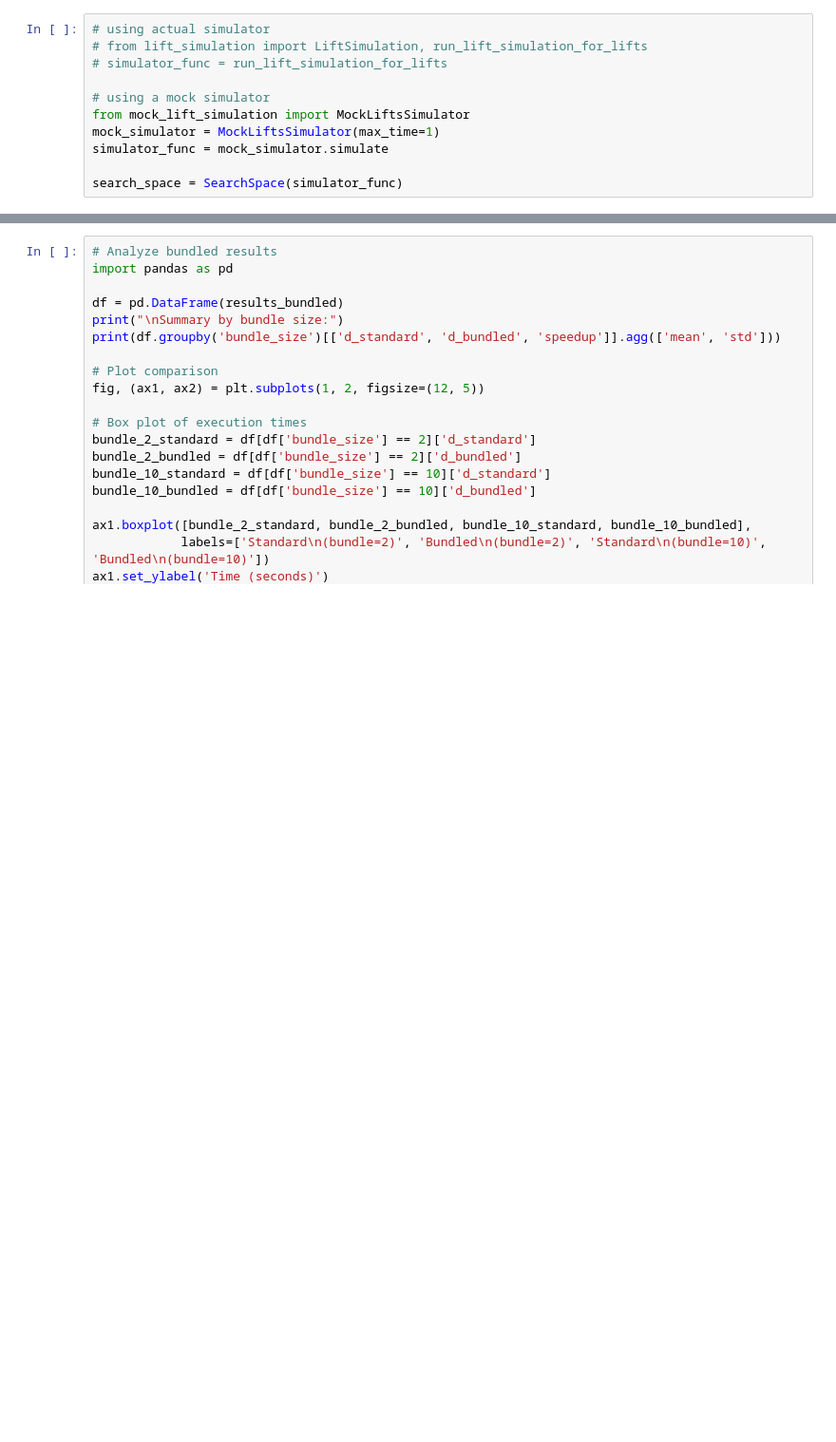
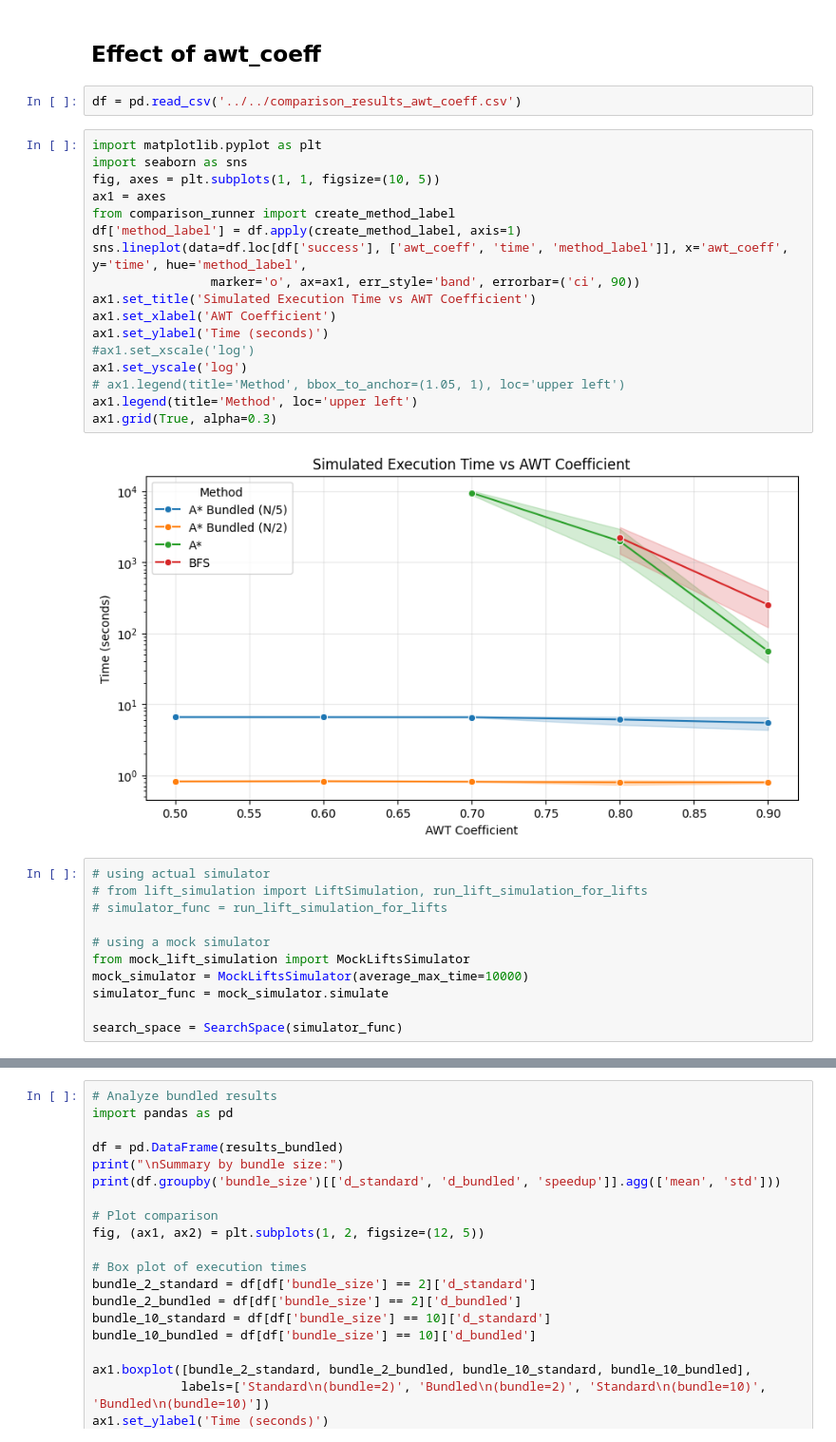
Before and after one commit to kavaryan/actual-causality, a Jupyter notebook: subprojects/metamorphic/search_formulation.ipynb, the cells around one changed output, grey strips where cells are left out. Shown: that part at 95% size. Drawn from its saved outputs; the diff is of its cells as text; blank space fills up the shorter version.

```diff
--- a/subprojects/metamorphic/search_formulation.ipynb
+++ b/subprojects/metamorphic/search_formulation.ipynb
@@ -18,3 +53,26 @@ from experiment import run_exp_individual, draw_hists
+# %% [markdown]
+## Effect of awt_coeff
+# %%
+df = pd.read_csv('../../comparison_results_awt_coeff.csv')
+# %%
+import matplotlib.pyplot as plt
+import seaborn as sns
+fig, axes = plt.subplots(1, 1, figsize=(10, 5))
+ax1 = axes
+from comparison_runner import create_method_label
+df['method_label'] = df.apply(create_method_label, axis=1)
+sns.lineplot(data=df.loc[df['success'], ['awt_coeff', 'time', 'method_label']], x='awt_coeff', y='time', hue='method_label',
+                marker='o', ax=ax1, err_style='band', errorbar=('ci', 90))
+ax1.set_title('Simulated Execution Time vs AWT Coefficient')
+ax1.set_xlabel('AWT Coefficient')
+ax1.set_ylabel('Time (seconds)')
+#ax1.set_xscale('log')
+ax1.set_yscale('log')
+# ax1.legend(title='Method', bbox_to_anchor=(1.05, 1), loc='upper left')
+ax1.legend(title='Method', loc='upper left')
+ax1.grid(True, alpha=0.3)
+# %% [output]
+[figure, added]
 # %%
 # using actual simulator
 # from lift_simulation import LiftSimulation, run_lift_simulation_for_lifts
@@ -22,7 +80,7 @@ from experiment import run_exp_individual, draw_hists
 
 # using a mock simulator
 from mock_lift_simulation import MockLiftsSimulator
-mock_simulator = MockLiftsSimulator(max_time=1)
+mock_simulator = MockLiftsSimulator(average_max_time=10000)
 simulator_func = mock_simulator.simulate
 
 search_space = SearchSpace(simulator_func)
```
Also changed, not shown: parts of 14 cells of this notebook, 8 other files.
